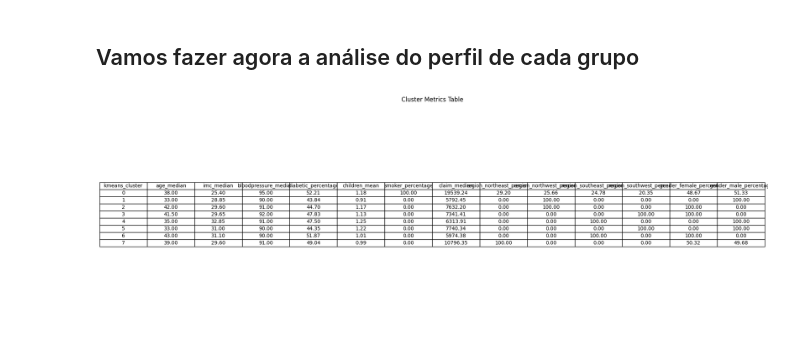
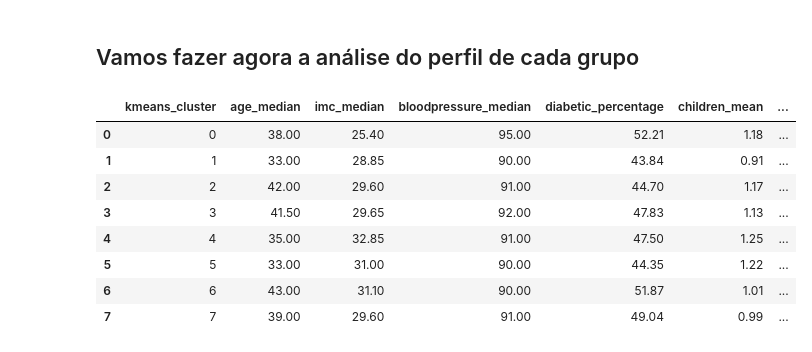
Before and after one commit to TalesVMAlves/Classificador-Seguros, a Jupyter notebook: aprendizadoNaoSupervisionado.ipynb, the cells around one changed output. Cells and saved outputs as stored; diff of their text form; code cells hidden in the pictures.

Commit message:
Visualizacao padroes de clusters

```diff
--- a/aprendizadoNaoSupervisionado.ipynb
+++ b/aprendizadoNaoSupervisionado.ipynb
@@ -142,27 +142,21 @@ cluster_metrics = calculate_cluster_metrics(df, 'kmeans_cluster')
 # %%
 import numpy as np
 df_metrics = pd.DataFrame.from_dict(cluster_metrics, orient='index')
 df_metrics.index.name = 'kmeans_cluster'
 df_metrics = df_metrics.reset_index()
 for column in df_metrics.columns:
     if df_metrics[column].dtype == np.float64:
         df_metrics[column] = df_metrics[column].apply(lambda x: f"{x:.2f}")
 
 
-fig, ax = plt.subplots(figsize=(20, 8))
-
-ax.axis('off')
-
-table = ax.table(cellText=df_metrics.values,
-                     colLabels=df_metrics.columns,
-                     loc='center',
-                     cellLoc='center')
-
-table.auto_set_font_size(False)
-table.set_fontsize(10)
-table.scale(1.2, 1.2)
-plt.title("Cluster Metrics Table")
-
-plt.show()
+df_metrics
 # %% [output]
-[figure, removed]
+|  | kmeans_cluster | age_median | imc_median | bloodpressure_median | diabetic_percentage | children_mean | ... |
+| 0 | 0 | 38.00 | 25.40 | 95.00 | 52.21 | 1.18 | ... |
+| 1 | 1 | 33.00 | 28.85 | 90.00 | 43.84 | 0.91 | ... |
+| 2 | 2 | 42.00 | 29.60 | 91.00 | 44.70 | 1.17 | ... |
+| 3 | 3 | 41.50 | 29.65 | 92.00 | 47.83 | 1.13 | ... |
+| 4 | 4 | 35.00 | 32.85 | 91.00 | 47.50 | 1.25 | ... |
+| 5 | 5 | 33.00 | 31.00 | 90.00 | 44.35 | 1.22 | ... |
+| 6 | 6 | 43.00 | 31.10 | 90.00 | 51.87 | 1.01 | ... |
+| 7 | 7 | 39.00 | 29.60 | 91.00 | 49.04 | 0.99 | ... |
```
Also changed, not shown: parts of 4 cells of this notebook, 2 other files.
